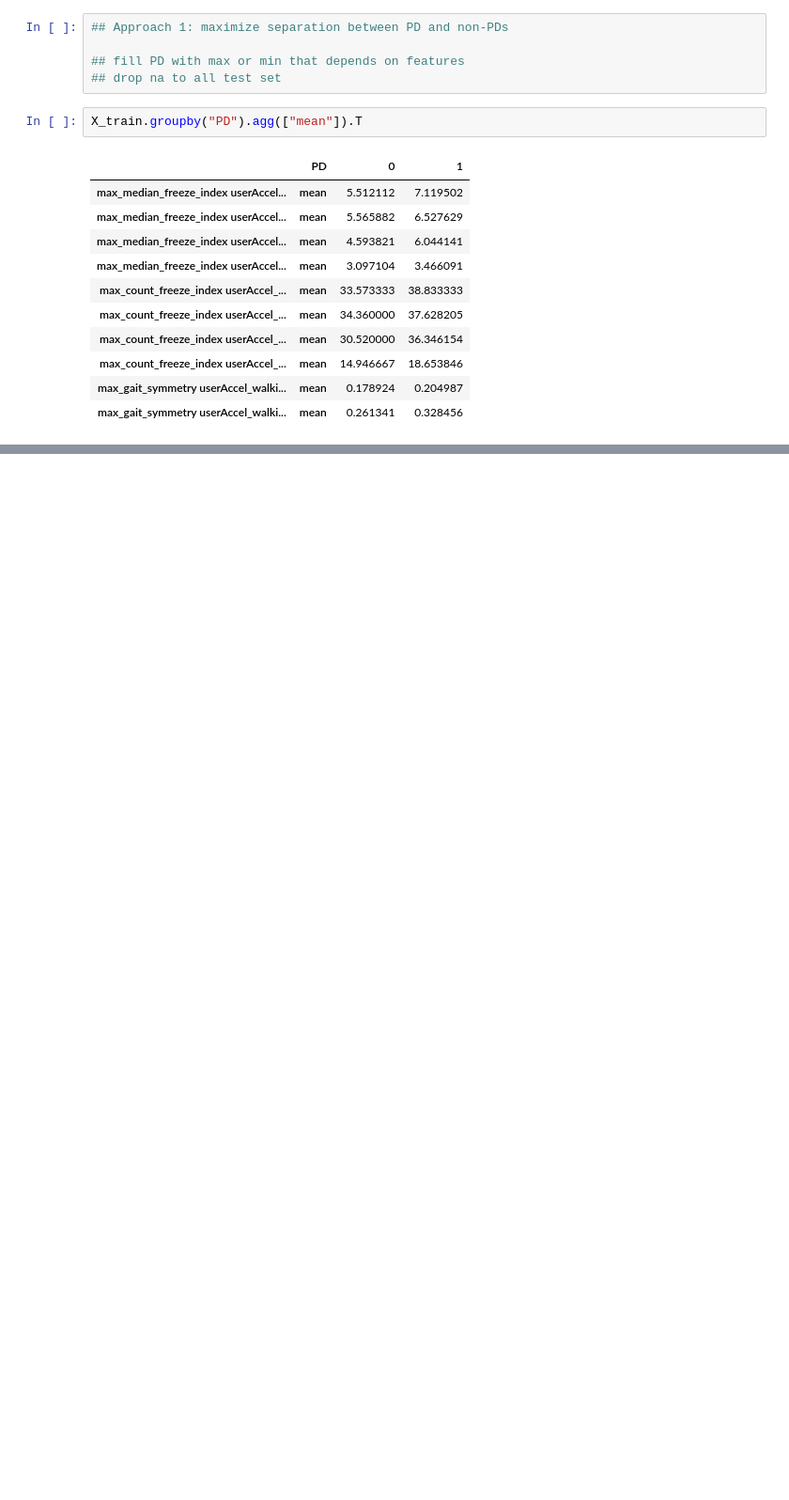
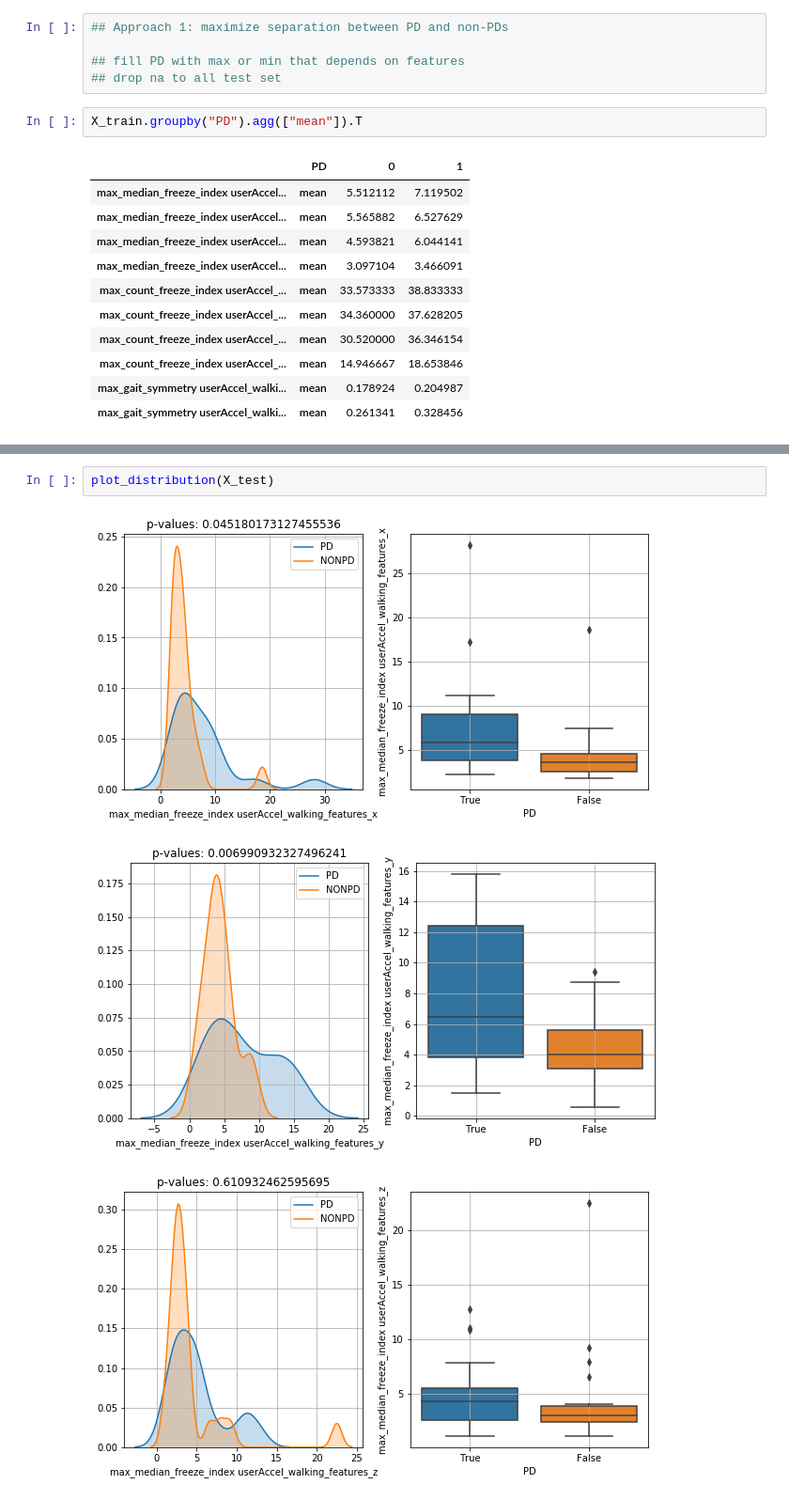
Before and after one commit to arytontediarjo/mPower-Analysis, a Jupyter notebook: Notebooks/feature_engineering.ipynb, the cells around one changed output, grey strips where cells are left out. Shown at 94% size. Cells and saved outputs as stored; diff of their text form; blank space fills up the shorter version.

```diff
--- a/Notebooks/feature_engineering.ipynb
+++ b/Notebooks/feature_engineering.ipynb
@@ -229,0 +228,6 @@ pd.DataFrame(est.transform(X_train), columns = X_train.columns)[""]
+# %%
+plot_distribution(X_test)
+# %% [output]
+[figure, added]
+[figure, added]
+[figure, added]
```
Also changed, not shown: parts of 12 cells of this notebook.
